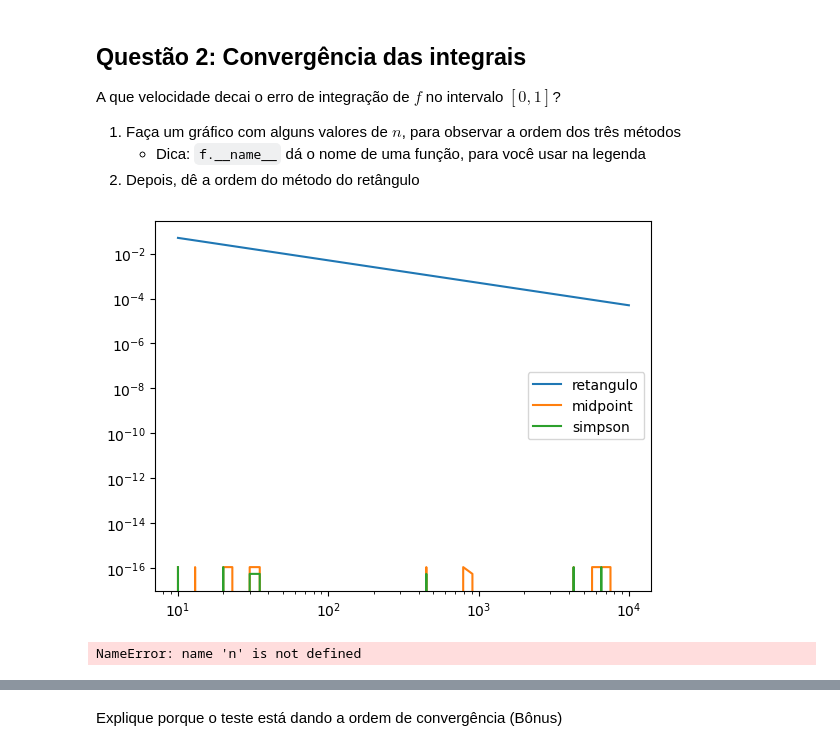
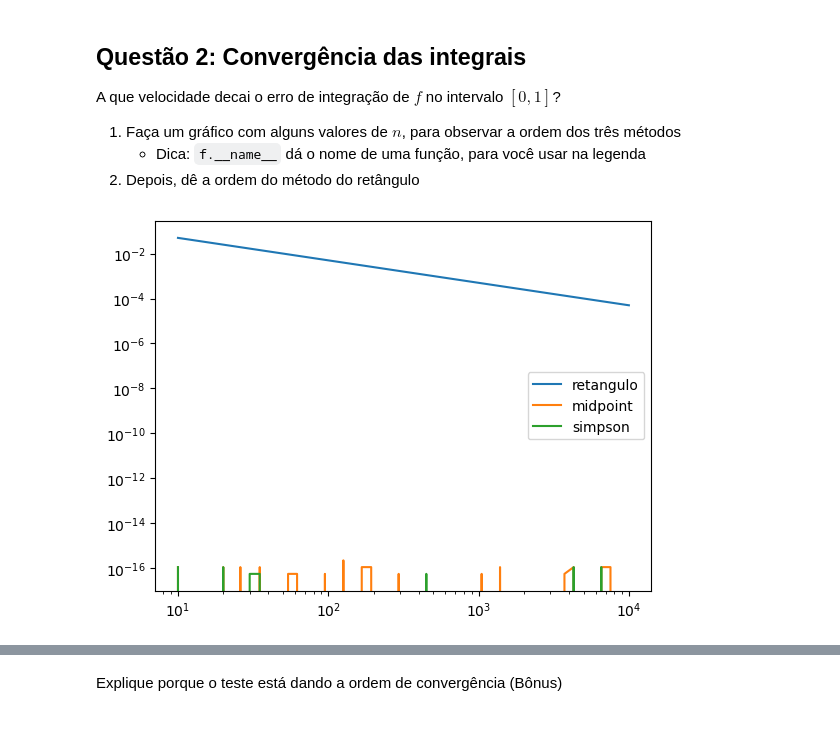
Before and after one commit to Brandirume/Comp.-Cientifica-I, a Jupyter notebook: Teste 6.ipynb, the cells around one changed output, grey strips where cells are left out. Saved outputs shown, nothing was run; the diff lists cells and outputs as text; code cells hidden in the pictures.

```diff
--- a/Teste 6.ipynb
+++ b/Teste 6.ipynb
@@ -29,17 +29,15 @@ vamos integrar funções que não são
 no intervalo de integração, e ver como os métodos se comportam!
 # %%
 def retangulo(f,a,b,n=100):
-    ints = []
-    xs = np.linspace(a, b, num=n, endpoint=False)
-    d = (b-a)/n
-    ints = (f(xs)*d)
-    return sum(ints)
+    xs, h = np.linspace(a, b, num=n, endpoint=False, retstep = True)
+    return np.sum(f(xs))*h
+
 def midpoint(f,a,b,n=100):
     l, h = np.linspace(a,b, num=n, endpoint=False, retstep=True)
     if n == 1:
         h = abs(b-a)
     mids = l + h/2
-    return np.sum(f(mids))*h
+    return np.sum(f(mids)*h)
 def simpson(f,a,b,n=100):
     l, h = np.linspace(a, b, num=n, endpoint=False, retstep=True)
     if n == 1:
@@ -84,23 +82,21 @@ A que velocidade decai o erro de integração de $f$ no intervalo $[0,1]$?
 1. Faça um gráfico com alguns valores de $n$, para observar a ordem dos três métodos
     - Dica: `f.__name__` dá o nome de uma função, para você usar na legenda
 2. Depois, dê a ordem do método do retângulo
-# %%
-ans = F(1) - F(0)
-ns = np.logspace(1,4,dtype=int)
-plt.loglog(ns, [abs(retangulo(f, 0, 1, n) - ans) for n in ns], label="retangulo")
-plt.loglog(ns, [abs(midpoint(f, 0, 1, n) - ans) for n in ns], label="midpoint")
-plt.loglog(ns, [abs(simpson(f, 0, 1, n) - ans) for n in ns], label="simpson")
-plt.legend()
-plt.show()
-# %% [output]
-[figure, removed]
+# %%
+ans = F(1) - F(0)
+ns = np.logspace(1,4,dtype=int)
+for m in methods:
+    valores = np.array([m(f,0,1,n) for n in ns])
+    plt.loglog(ns,abs(ans-valores),label=m.__name__)
+plt.legend()
+plt.show()
+# %% [output]
+[figure, added]
 # %%
-decay_speed = (1/2)*
+decay_speed = 1
 # de 0 até 10 o erro vai de 0,5 té 0,1
 # de 10 até 100 o erro vai de 0,05 até 0,01
 #de 100 até 1000 o erro vai de 0,005 até 0,001
-# %% [output]
-NameError: name 'n' is not defined
 # %%
 for n in np.random.randint(100,10000, size=(6)):
     I1 = retangulo(f,0,1,n)
```
Also changed, not shown: parts of 22 cells of this notebook, 14 other files.
